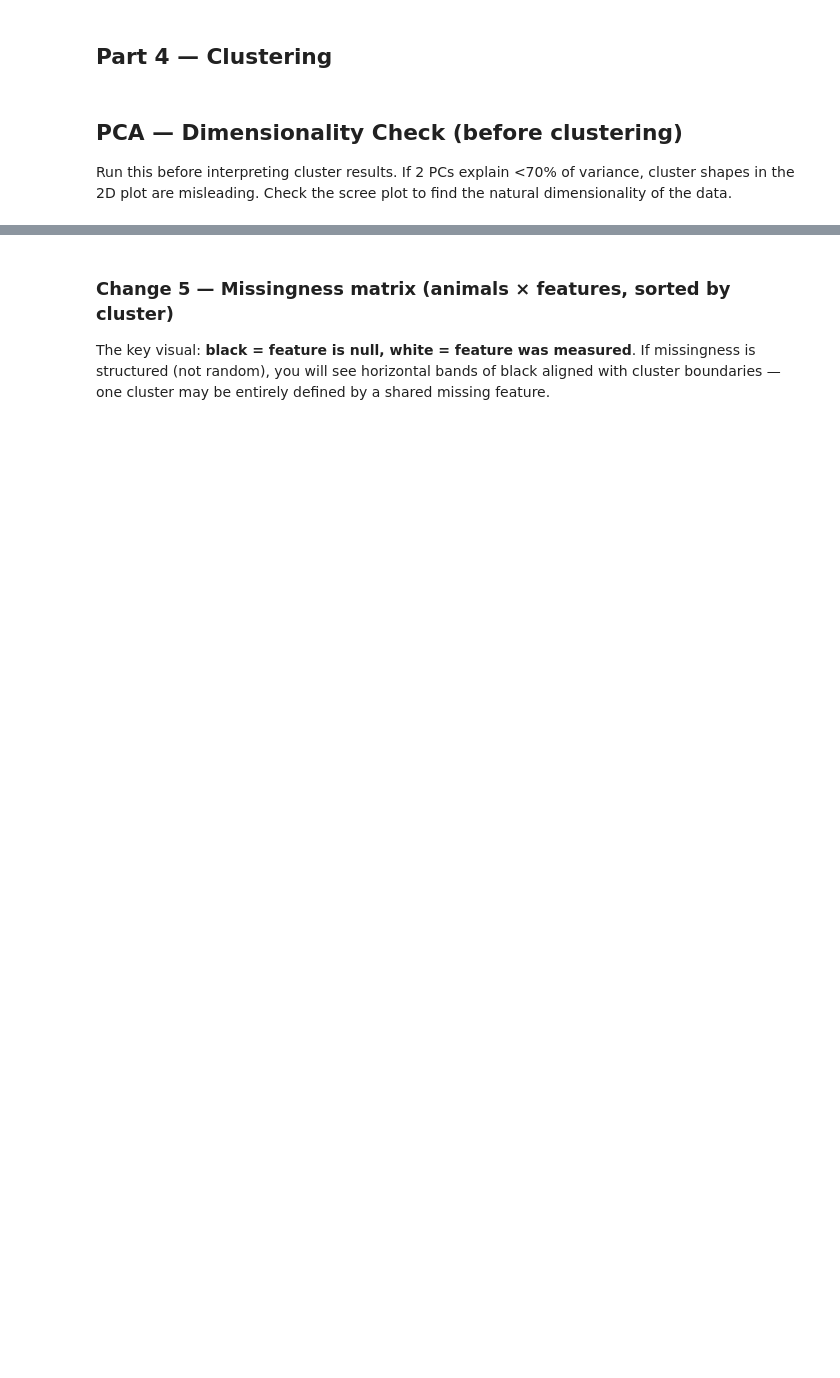
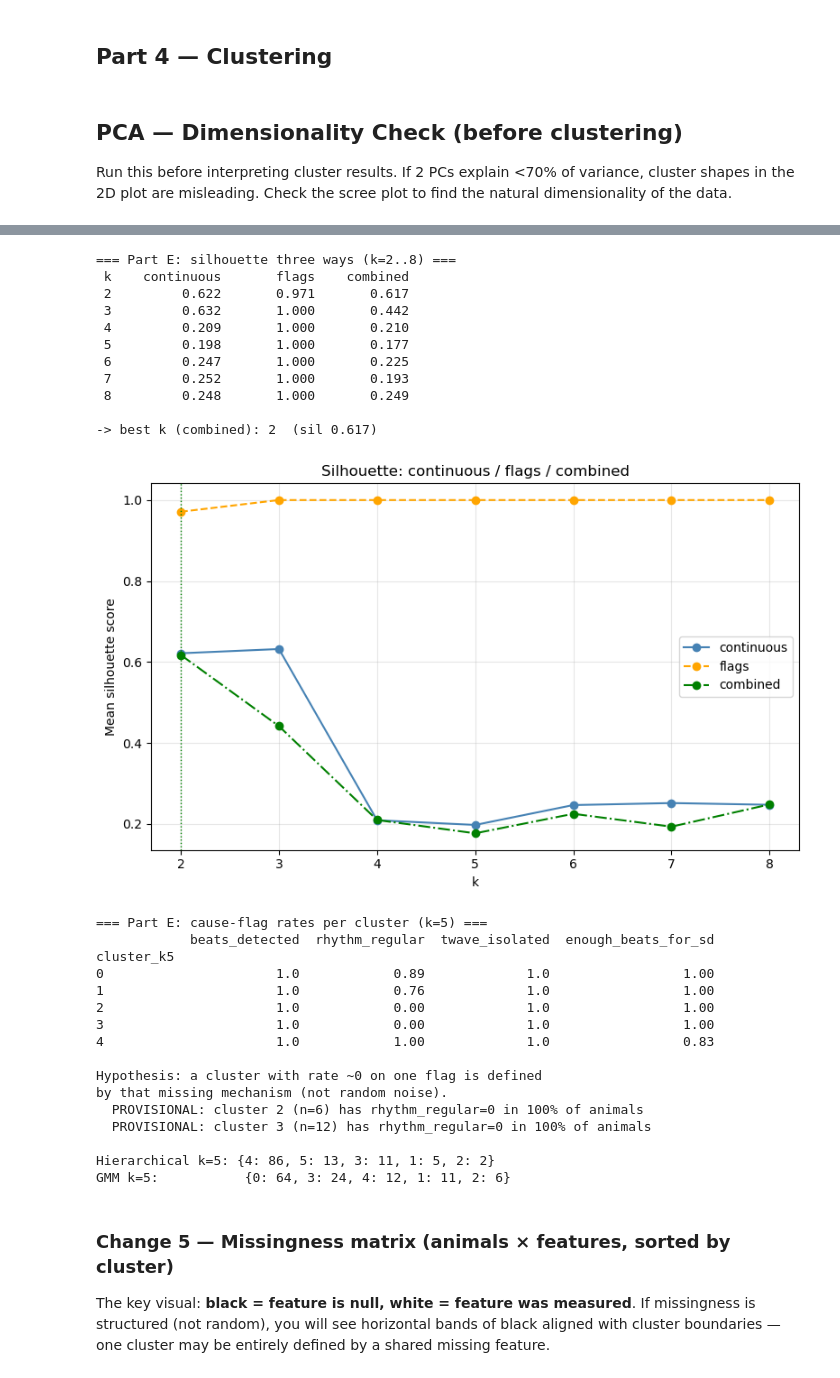
Before and after one commit to Vishva-23/ecg-cardiotoxicity-thesis, a Jupyter notebook: notebooks/02_beat_averaging_and_clustering.ipynb, the cells around one changed output, grey strips where cells are left out. Cells and saved outputs as stored; diff of their text form; code cells hidden in the pictures; blank space fills up the shorter version.

Commit message:
Reproducible ECG pipeline - four notebooks, informative missingness, healthy template

```diff
--- a/notebooks/02_beat_averaging_and_clustering.ipynb
+++ b/notebooks/02_beat_averaging_and_clustering.ipynb
@@ -1371,12 +1479,10 @@ else:
     print("k-means  k=2 sizes:", dict(df["cluster_k2"].value_counts()))
     print("k-means  k=5 sizes:", dict(df["cluster_k5"].value_counts()))
     if "study_guess" in df.columns:
-        print("
-cluster_k2 vs study_guess:")
+        print("\ncluster_k2 vs study_guess:")
         print(pd.crosstab(df["cluster_k2"], df["study_guess"]))
     if "status" in df.columns:
-        print("
-cluster_k5 vs status:")
+        print("\ncluster_k5 vs status:")
         print(pd.crosstab(df["cluster_k5"], df["status"]))
 
     # ---- 2) Three-way silhouette sweep (Part E) ----
@@ -1394,8 +1500,7 @@ cluster_k5 vs status:")
             labs = KMeans(n_clusters=k, n_init=10, random_state=42).fit_predict(X_in)
             sil_results[label].append(silhouette_score(X_in, labs))
 
-    print("
-=== Part E: silhouette three ways (k=2..8) ===")
+    print("\n=== Part E: silhouette three ways (k=2..8) ===")
     hdr = f"{'k':>2}  {'continuous':>12}  {'flags':>10}  {'combined':>10}"
     print(hdr)
     for i, k in enumerate(sil_ks):
@@ -1404,10 +1509,9 @@ cluster_k5 vs status:")
         sc_b = sil_results["combined"][i]
         print(f"{k:2d}  {sc_c:12.3f}  {sc_f:10.3f}  {sc_b:10.3f}")
 
-    best_k_comb = sil_ks[int(np.argmax(sil_results["combined"]))]
-    print(f"
--> best k (combined): {best_k_comb}  "
-          f"(sil {max(sil_results["combined"]):.3f})")
+    best_k_comb = sil_ks[int(np.argmax(sil_results['combined']))]
+    print(f"\n-> best k (combined): {best_k_comb}  "
+          f"(sil {max(sil_results['combined']):.3f})")
 
     fig, ax = plt.subplots(figsize=(8, 5))
     for label, col, ls in [("continuous", "steelblue", "-"),
@@ -1424,12 +1528,10 @@ cluster_k5 vs status:")
     plt.show()
 
     # ---- 3) Does any cause-flag predict cluster membership? ----
-    print("
-=== Part E: cause-flag rates per cluster (k=5) ===")
+    print("\n=== Part E: cause-flag rates per cluster (k=5) ===")
     flag_rates = df.groupby("cluster_k5")[CAUSE_FLAG_COLS].mean()
     print(flag_rates.round(2).to_string())
-    print("
-Luke prediction: a cluster with rate ~0 on one flag is defined")
+    print("\nHypothesis: a cluster with rate ~0 on one flag is defined")
     print("by that missing mechanism (not random noise).")
     for col in CAUSE_FLAG_COLS:
         for cl, rate in flag_rates[col].items():
@@ -1444,6 +1546,6 @@ Luke prediction: a cluster with rate ~0 on one flag is defined")
     df["cluster_hier_k5"] = fcluster(Z, t=5, criterion="maxclust")
     df["cluster_gmm_k2"]  = GaussianMixture(n_components=2, random_state=42).fit_predict(X_scaled)
     df["cluster_gmm_k5"]  = GaussianMixture(n_components=5, random_state=42).fit_predict(X_scaled)
-    print("
-Hierarchical k=5:", dict(df["cluster_hier_k5"].value_counts()))
+    print("\nHierarchical k=5:", dict(df["cluster_hier_k5"].value_counts()))
     print("GMM k=5:          ", dict(df["cluster_gmm_k5"].value_counts()))
+# %% [output]
@@ -1450,3 +1569,31 @@ Hierarchical k=5:", dict(df["cluster_hier_k5"].value_counts()))
+=== Part E: silhouette three ways (k=2..8) ===
+ k    continuous       flags    combined
+ 2         0.622       0.971       0.617
+ 3         0.632       1.000       0.442
+ 4         0.209       1.000       0.210
+ 5         0.198       1.000       0.177
+ 6         0.247       1.000       0.225
+ 7         0.252       1.000       0.193
+ 8         0.248       1.000       0.249
+
+-> best k (combined): 2  (sil 0.617)
+[figure, added]
+=== Part E: cause-flag rates per cluster (k=5) ===
+            beats_detected  rhythm_regular  twave_isolated  enough_beats_for_sd
+cluster_k5
+0                      1.0            0.89             1.0                 1.00
+1                      1.0            0.76             1.0                 1.00
+2                      1.0            0.00             1.0                 1.00
+3                      1.0            0.00             1.0                 1.00
+4                      1.0            1.00             1.0                 0.83
+
+Hypothesis: a cluster with rate ~0 on one flag is defined
+by that missing mechanism (not random noise).
+  PROVISIONAL: cluster 2 (n=6) has rhythm_regular=0 in 100% of animals
+  PROVISIONAL: cluster 3 (n=12) has rhythm_regular=0 in 100% of animals
+
+Hierarchical k=5: {4: 86, 5: 13, 3: 11, 1: 5, 2: 2}
+GMM k=5:           {0: 64, 3: 24, 4: 12, 1: 11, 2: 6}
 # %% [markdown]
 ### Change 5 — Missingness matrix (animals × features, sorted by cluster)
 
```
Also changed, not shown: parts of 16 cells of this notebook, 6 other files.
